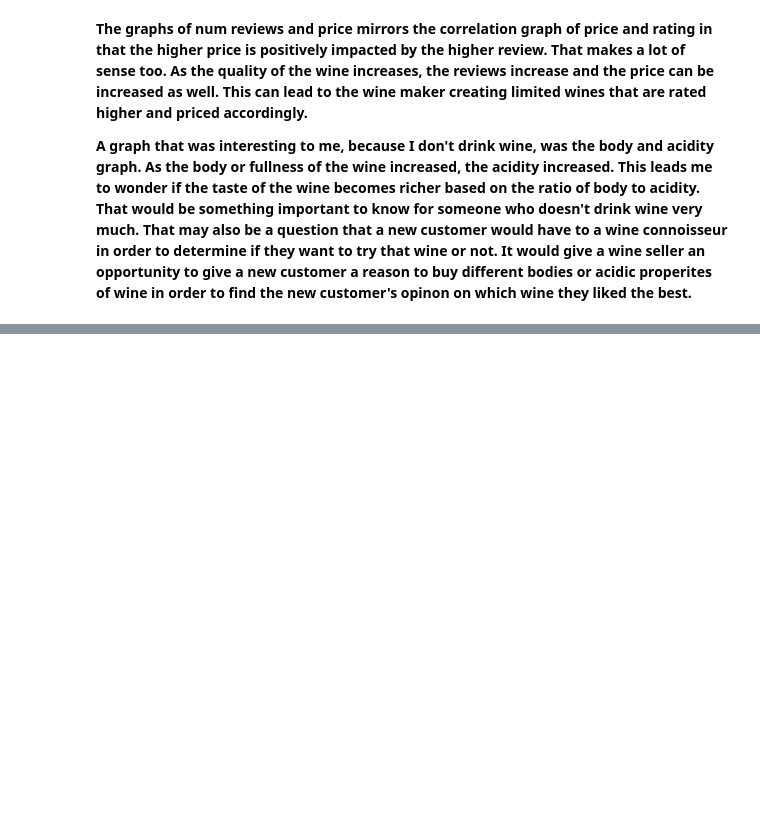
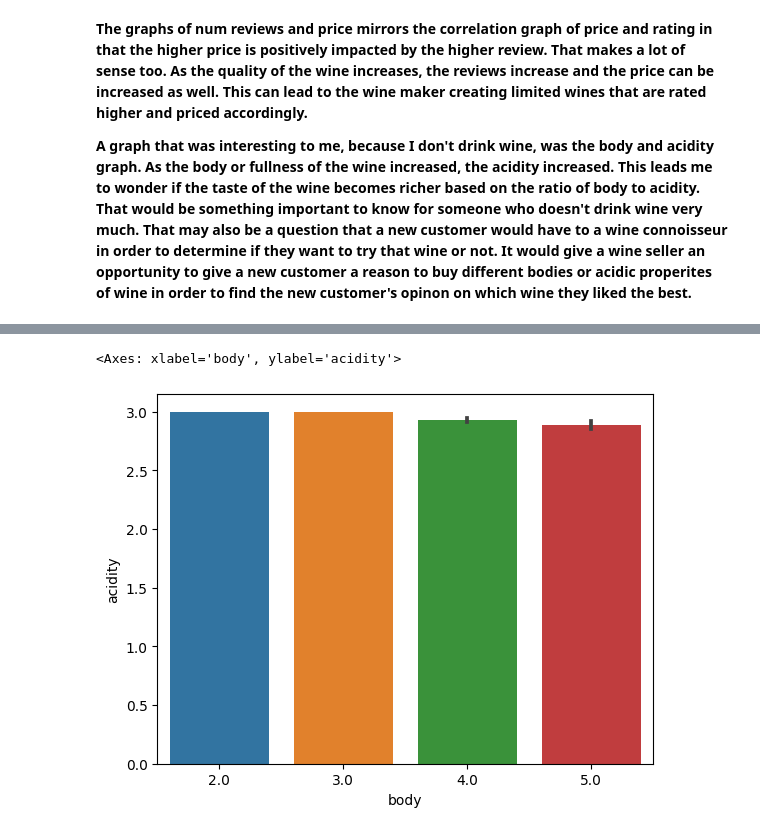
Before and after one commit to HeatherAnnFoster/Spanish-Wine-Car-Insurance, a Jupyter notebook: Spanish_Wine_Project.ipynb, the cells around one changed output, grey strips where cells are left out. Cells and saved outputs as stored; diff of their text form; code cells hidden in the pictures; blank space fills up the shorter version.

```diff
--- a/Spanish_Wine_Project.ipynb
+++ b/Spanish_Wine_Project.ipynb
@@ -442,0 +240,5 @@ sns.pairplot(df);
+# %%
+sns.barplot(data=df, x='body', y = 'acidity')
+# %% [output]
+<Axes: xlabel='body', ylabel='acidity'>
+[figure, added]
```
Also changed, not shown: parts of 20 cells of this notebook.
